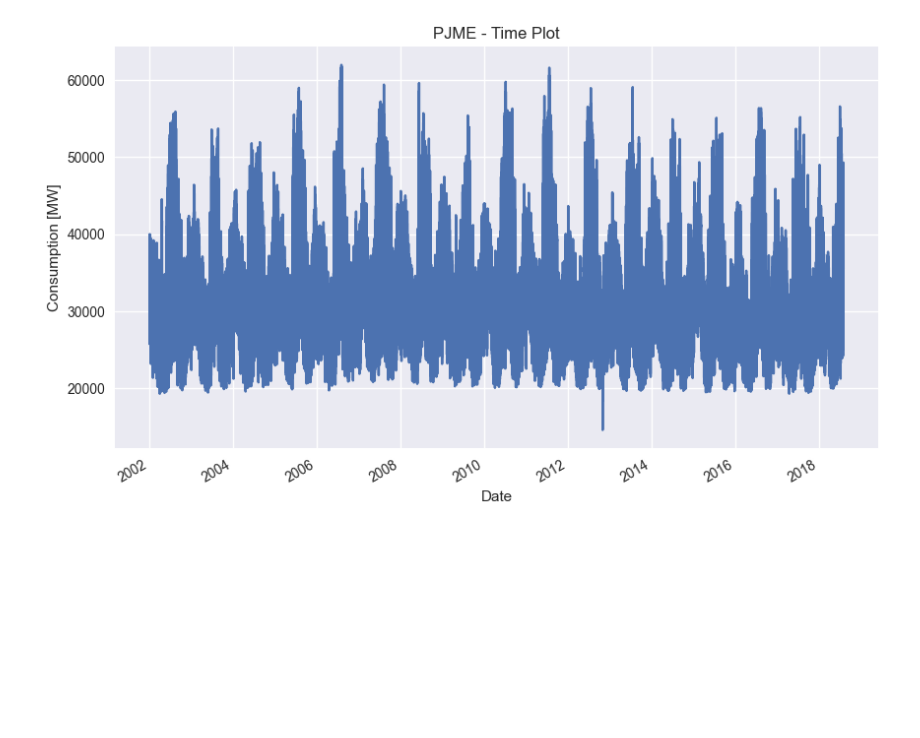
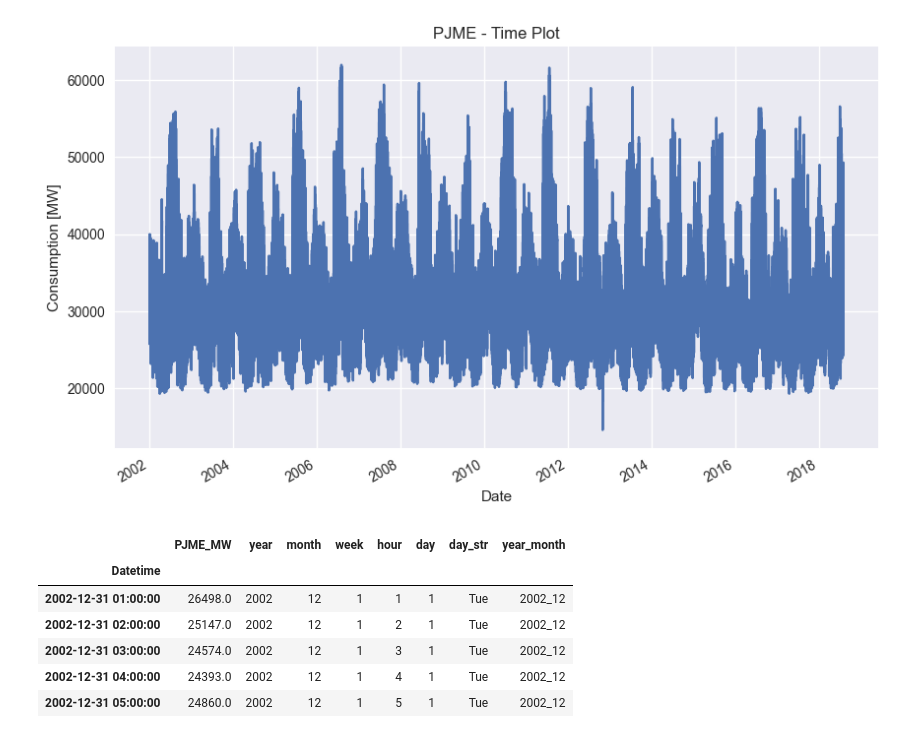
Before and after one commit to janakparajuli/PCA_Traffic_Data, a Jupyter notebook: TSF_EDA.ipynb, the cells around one changed output. Drawn from its saved outputs; the diff is of its cells as text; code cells hidden in the pictures; blank space fills up the shorter version.

```diff
--- a/TSF_EDA.ipynb
+++ b/TSF_EDA.ipynb
@@ -33,3 +33,24 @@ plt.xlabel('Date')
 # %% [output]
 Text(0.5, 0, 'Date')
 [figure]
+# %%
+# Defining required fields
+df['year'] = [x for x in df.index.year]
+df['month'] = [x for x in df.index.month]
+df = df.reset_index()
+df['week'] = df['Datetime'].apply(lambda x:x.week)
+df = df.set_index('Datetime')
+df['hour'] = [x for x in df.index.hour]
+df['day'] = [x for x in df.index.day_of_week]
+df['day_str'] = [x.strftime('%a') for x in df.index]
+df['year_month'] = [str(x.year) + '_' + str(x.month) for x in df.index]
+# %%
+df.head()
+# %% [output]
+|  | PJME_MW | year | month | week | hour | day | day_str | year_month |
+| Datetime |  |  |  |  |  |  |  |  |
+| 2002-12-31 01:00:00 | 26498.0 | 2002 | 12 | 1 | 1 | 1 | Tue | 2002_12 |
+| 2002-12-31 02:00:00 | 25147.0 | 2002 | 12 | 1 | 2 | 1 | Tue | 2002_12 |
+| 2002-12-31 03:00:00 | 24574.0 | 2002 | 12 | 1 | 3 | 1 | Tue | 2002_12 |
+| 2002-12-31 04:00:00 | 24393.0 | 2002 | 12 | 1 | 4 | 1 | Tue | 2002_12 |
+| 2002-12-31 05:00:00 | 24860.0 | 2002 | 12 | 1 | 5 | 1 | Tue | 2002_12 |
```
